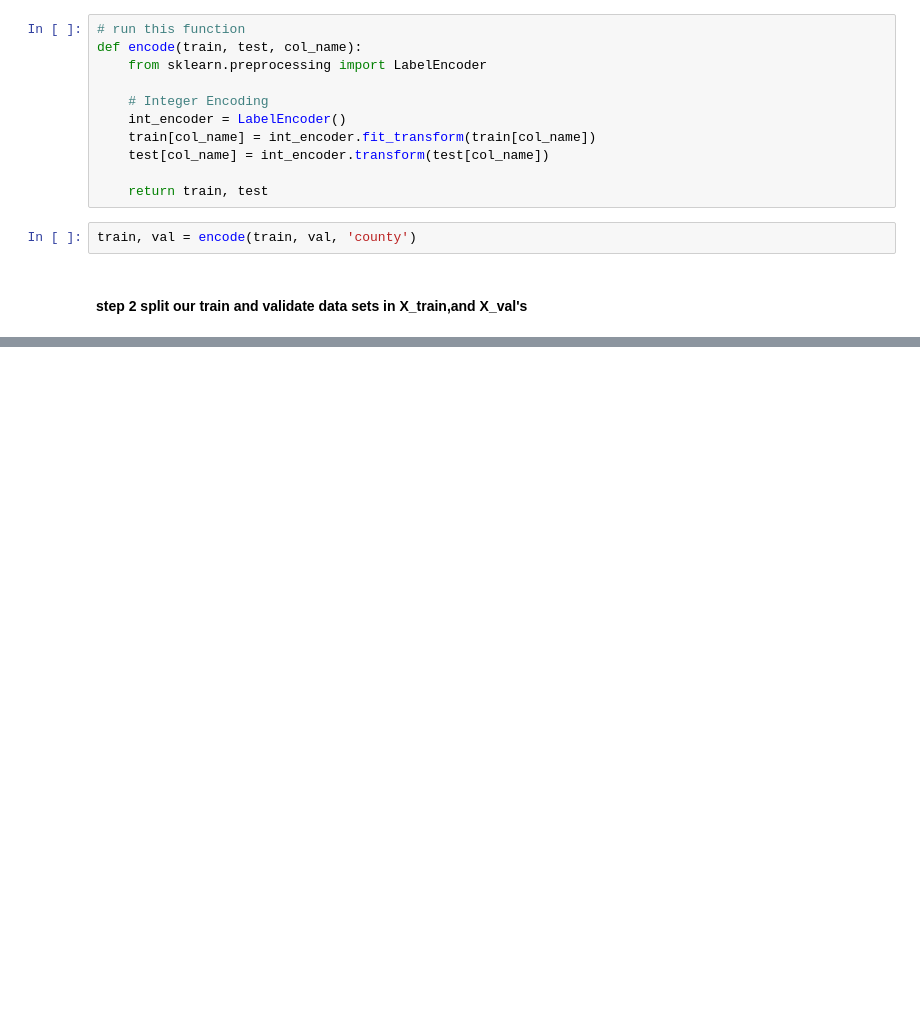
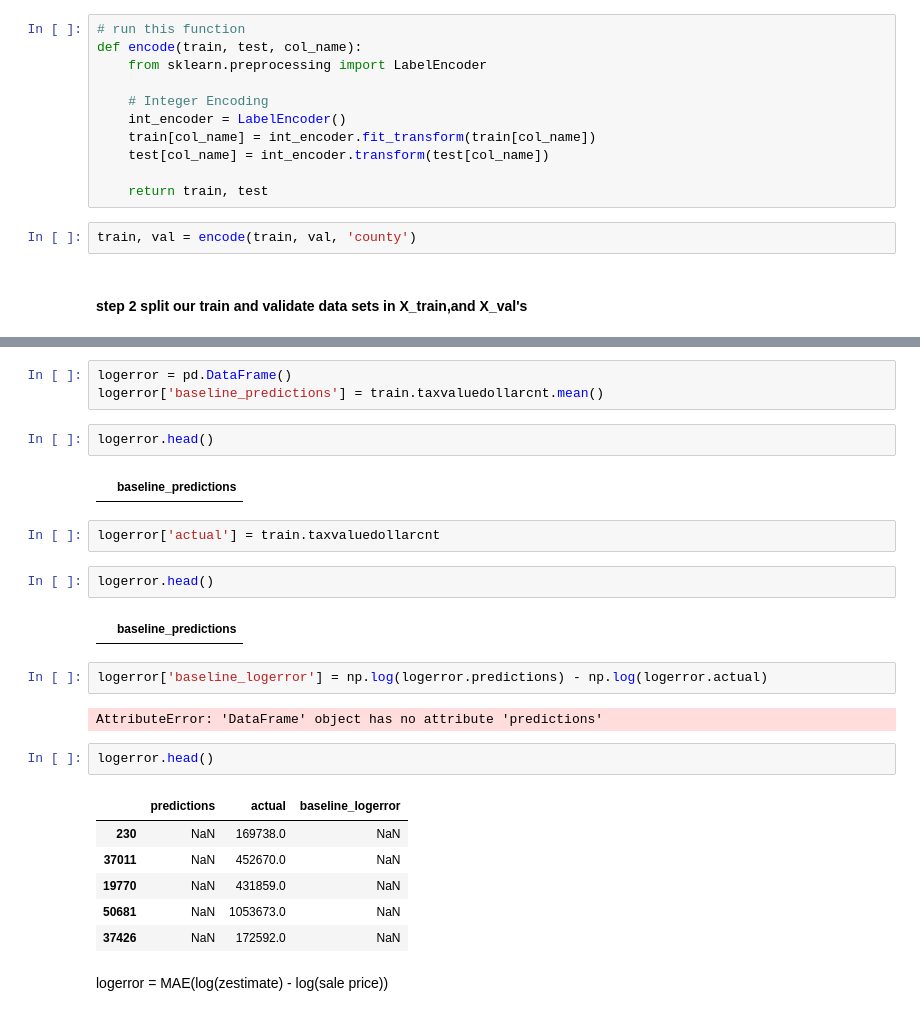
Before and after one commit to JD-Consulting/Zillow-Clustering, a Jupyter notebook: official_scratchpad.ipynb, the cells around one changed output, grey strips where cells are left out. Saved outputs shown, nothing was run; the diff lists cells and outputs as text; blank space fills up the shorter version.

```diff
--- a/official_scratchpad.ipynb
+++ b/official_scratchpad.ipynb
@@ -308,0 +395,28 @@ y_val = val[['logerror']]
+# %%
+logerror = pd.DataFrame()
+logerror['baseline_predictions'] = train.taxvaluedollarcnt.mean()
+# %%
+logerror.head()
+# %% [output]
+|  | baseline_predictions |
+# %%
+logerror['actual'] = train.taxvaluedollarcnt
+# %%
+logerror.head()
+# %% [output]
+|  | baseline_predictions |
+# %%
+logerror['baseline_logerror'] = np.log(logerror.predictions) - np.log(logerror.actual)
+# %% [output]
+AttributeError: 'DataFrame' object has no attribute 'predictions'
+# %%
+logerror.head()
+# %% [output]
+|  | predictions | actual | baseline_logerror |
+| 230 | NaN | 169738.0 | NaN |
+| 37011 | NaN | 452670.0 | NaN |
+| 19770 | NaN | 431859.0 | NaN |
+| 50681 | NaN | 1053673.0 | NaN |
+| 37426 | NaN | 172592.0 | NaN |
+# %% [markdown]
+logerror = MAE(log(zestimate) - log(sale price))
```
Also changed, not shown: parts of 29 cells of this notebook.
